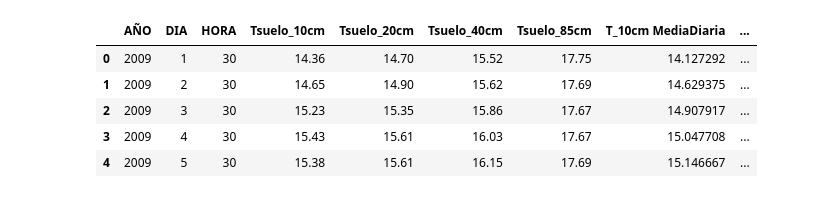
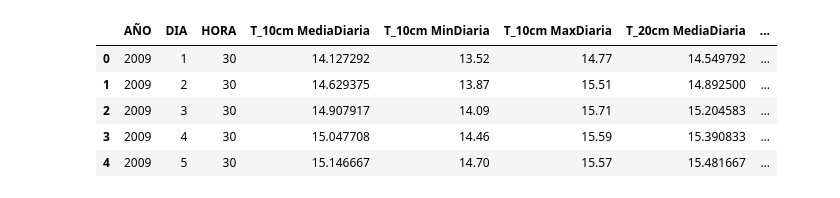
Before and after one commit to Askleth/Archivero, a Jupyter notebook: Actividad_8/Act8.ipynb, the cells around one changed output. Saved outputs shown, nothing was run; the diff lists cells and outputs as text; code cells hidden in the pictures.

```diff
--- a/Actividad_8/Act8.ipynb
+++ b/Actividad_8/Act8.ipynb
@@ -14,7 +14,7 @@ Unnames
 
 meteo = meteo.drop(Unnames,1)
 meteo = meteo.drop(0,0)
-meteo["DATE"] = pd.to_datetime(meteo["DATE"])
+meteo["DATE"] = pd.to_datetime(meteo["DATE"],dayfirst=True)
 meteo = meteo[meteo["DATE"] < "2010-01-01"]
 tempD = meteo["DATE"]
 tempT = meteo["TIME"]
@@ -24,3 +24,35 @@ meteo["TIME"] = tempT
 meteo["AÑO"] = meteo["DATE"].dt.year
 meteo["MES"] = meteo["DATE"].dt.month
 meteo["DIA"] = meteo["DATE"].dt.day
+meteo["Tair_AvgDiaria"] = meteo.groupby(["AÑO","MES","DIA"])["airT_Avg"].transform("mean")
+meteo["Tair_max"] = meteo.groupby(["AÑO","MES","DIA"])["airT_Avg"].transform("max")
+meteo["Tair_min"] = meteo.groupby(["AÑO","MES","DIA"])["airT_Avg"].transform("min")
+
+
+
+soil = pd.read_csv("soil-nogal-09.csv",engine = ("python"))
+soil = pd.DataFrame({"AÑO" : soil["2 Year_RTM  L"],
+                     "DIA" : soil["3 Day_RTM  L"],
+                     "HORA" : soil["4 Hour_Minute_RTM  L"],
+                     "Tsuelo_10cm" : soil["Tsuelo_10cm"],
+                     "Tsuelo_20cm" : soil["Tsuelo_20cm"],
+                     "Tsuelo_40cm" : soil["Tsuelo_40cm"],
+                     "Tsuelo_85cm" : soil["Tsuelo_85cm"]})
+soil["T_10cm MediaDiaria"] = soil.groupby("DIA")["Tsuelo_10cm"].transform("mean")
+soil["T_10cm MinDiaria"] = soil.groupby("DIA")["Tsuelo_10cm"].transform("min")
+soil["T_10cm MaxDiaria"] = soil.groupby("DIA")["Tsuelo_10cm"].transform("max")
+
+soil["T_20cm MediaDiaria"] = soil.groupby("DIA")["Tsuelo_20cm"].transform("mean")
+soil["T_20cm MinDiaria"] = soil.groupby("DIA")["Tsuelo_20cm"].transform("min")
+soil["T_20cm MaxDiaria"] = soil.groupby("DIA")["Tsuelo_20cm"].transform("max")
+
+soil["T_40cm MediaDiaria"] = soil.groupby("DIA")["Tsuelo_40cm"].transform("mean")
+soil["T_40cm MinDiaria"] = soil.groupby("DIA")["Tsuelo_40cm"].transform("min")
+soil["T_40cm MaxDiaria"] = soil.groupby("DIA")["Tsuelo_40cm"].transform("max")
+
+soil["T_85cm MediaDiaria"] = soil.groupby("DIA")["Tsuelo_85cm"].transform("mean")
+soil["T_85cm MinDiaria"] = soil.groupby("DIA")["Tsuelo_85cm"].transform("min")
+soil["T_85cm MaxDiaria"] = soil.groupby("DIA")["Tsuelo_85cm"].transform("max")
+
+
+soil.head()
@@ -102,10 +85,11 @@ soil.head()
 # %%
-soil2 = soil.drop_duplicates("DIA").reset_index(drop=True)
-soil2.head()
+soilDIA = soil.drop_duplicates("DIA").reset_index(drop=True)
+soilDIA = soilDIA.drop(soilDIA.columns[3:7],1)
+soilDIA.head()
 # %% [output]
-|  | AÑO | DIA | HORA | Tsuelo_10cm | Tsuelo_20cm | Tsuelo_40cm | Tsuelo_85cm | T_10cm MediaDiaria | ... |
-| 0 | 2009 | 1 | 30 | 14.36 | 14.70 | 15.52 | 17.75 | 14.127292 | ... |
-| 1 | 2009 | 2 | 30 | 14.65 | 14.90 | 15.62 | 17.69 | 14.629375 | ... |
-| 2 | 2009 | 3 | 30 | 15.23 | 15.35 | 15.86 | 17.67 | 14.907917 | ... |
-| 3 | 2009 | 4 | 30 | 15.43 | 15.61 | 16.03 | 17.67 | 15.047708 | ... |
-| 4 | 2009 | 5 | 30 | 15.38 | 15.61 | 16.15 | 17.69 | 15.146667 | ... |
+|  | AÑO | DIA | HORA | T_10cm MediaDiaria | T_10cm MinDiaria | T_10cm MaxDiaria | T_20cm MediaDiaria | ... |
+| 0 | 2009 | 1 | 30 | 14.127292 | 13.52 | 14.77 | 14.549792 | ... |
+| 1 | 2009 | 2 | 30 | 14.629375 | 13.87 | 15.51 | 14.892500 | ... |
+| 2 | 2009 | 3 | 30 | 14.907917 | 14.09 | 15.71 | 15.204583 | ... |
+| 3 | 2009 | 4 | 30 | 15.047708 | 14.46 | 15.59 | 15.390833 | ... |
+| 4 | 2009 | 5 | 30 | 15.146667 | 14.70 | 15.57 | 15.481667 | ... |
```
Also changed, not shown: parts of 12 cells of this notebook.
